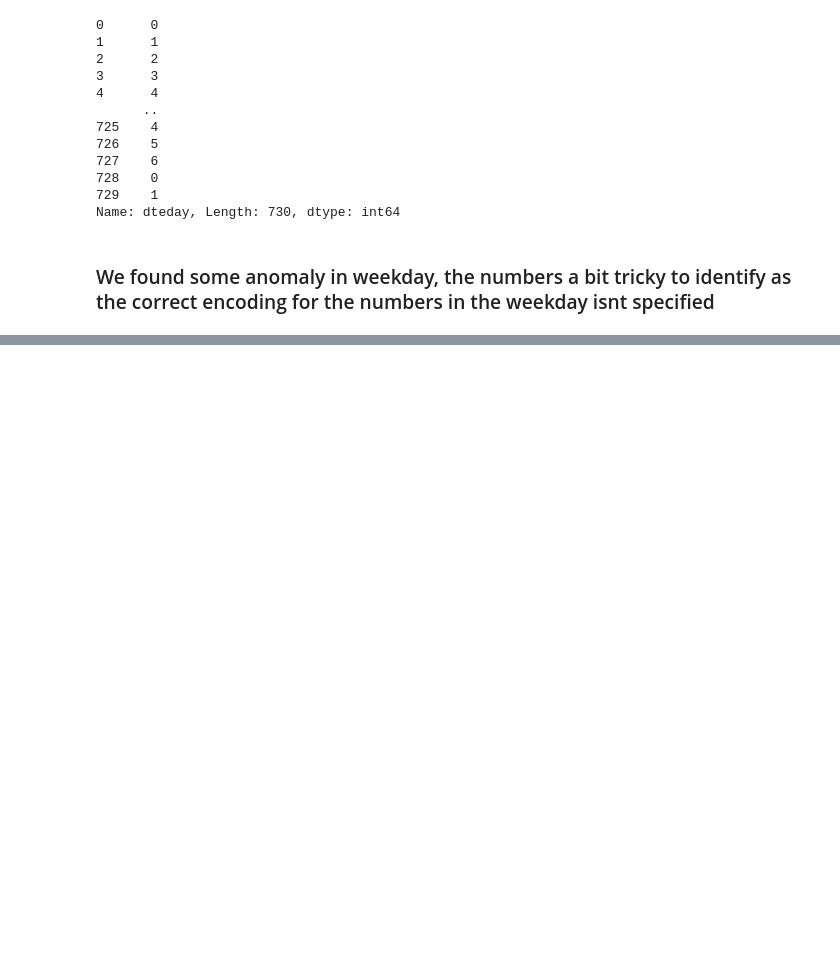
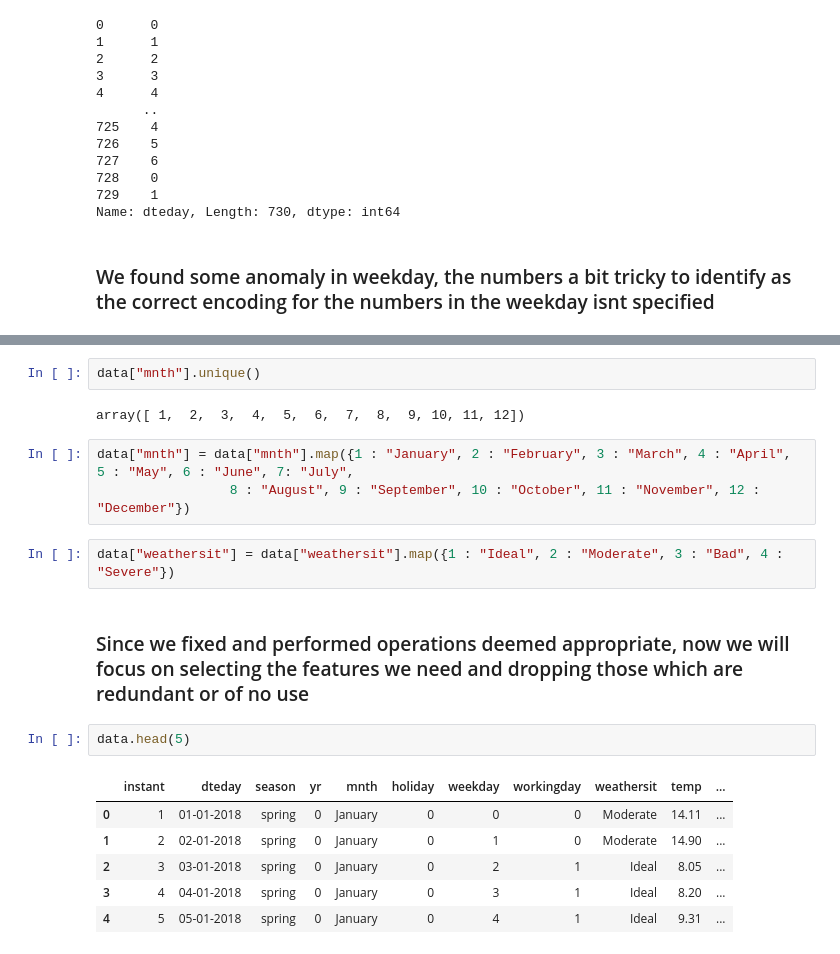
Before and after one commit to basil-16/BikeSharingAssignment, a Jupyter notebook: BikeSharing.ipynb, the cells around one changed output, grey strips where cells are left out. Drawn from its saved outputs; the diff is of its cells as text; blank space fills up the shorter version.

```diff
--- a/BikeSharing.ipynb
+++ b/BikeSharing.ipynb
@@ -141,0 +165,20 @@ Name: dteday, Length: 730, dtype: int64
+# %%
+data["mnth"].unique()
+# %% [output]
+array([ 1,  2,  3,  4,  5,  6,  7,  8,  9, 10, 11, 12])
+# %%
+data["mnth"] = data["mnth"].map({1 : "January", 2 : "February", 3 : "March", 4 : "April", 5 : "May", 6 : "June", 7: "July",
+                 8 : "August", 9 : "September", 10 : "October", 11 : "November", 12 : "December"})
+# %%
+data["weathersit"] = data["weathersit"].map({1 : "Ideal", 2 : "Moderate", 3 : "Bad", 4 : "Severe"})
+# %% [markdown]
+### Since we fixed and performed operations deemed appropriate, now we will focus on selecting the features we need and dropping those which are redundant or of no use
+# %%
+data.head(5)
+# %% [output]
+|  | instant | dteday | season | yr | mnth | holiday | weekday | workingday | weathersit | temp | ... |
+| 0 | 1 | 01-01-2018 | spring | 0 | January | 0 | 0 | 0 | Moderate | 14.11 | ... |
+| 1 | 2 | 02-01-2018 | spring | 0 | January | 0 | 1 | 0 | Moderate | 14.90 | ... |
+| 2 | 3 | 03-01-2018 | spring | 0 | January | 0 | 2 | 1 | Ideal | 8.05 | ... |
+| 3 | 4 | 04-01-2018 | spring | 0 | January | 0 | 3 | 1 | Ideal | 8.20 | ... |
+| 4 | 5 | 05-01-2018 | spring | 0 | January | 0 | 4 | 1 | Ideal | 9.31 | ... |
```
Also changed, not shown: parts of 16 cells of this notebook.
